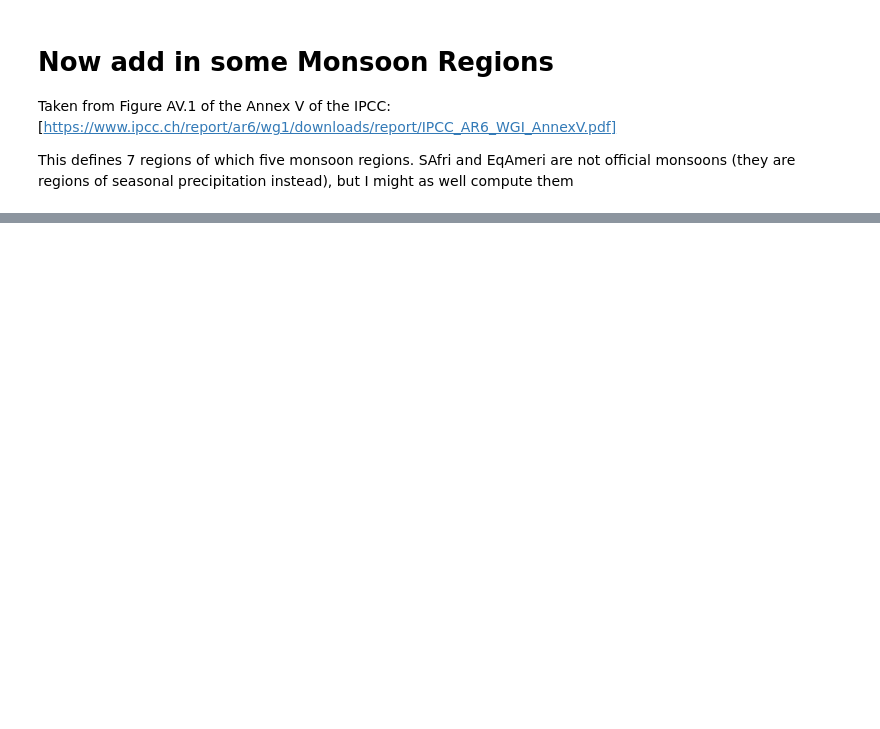
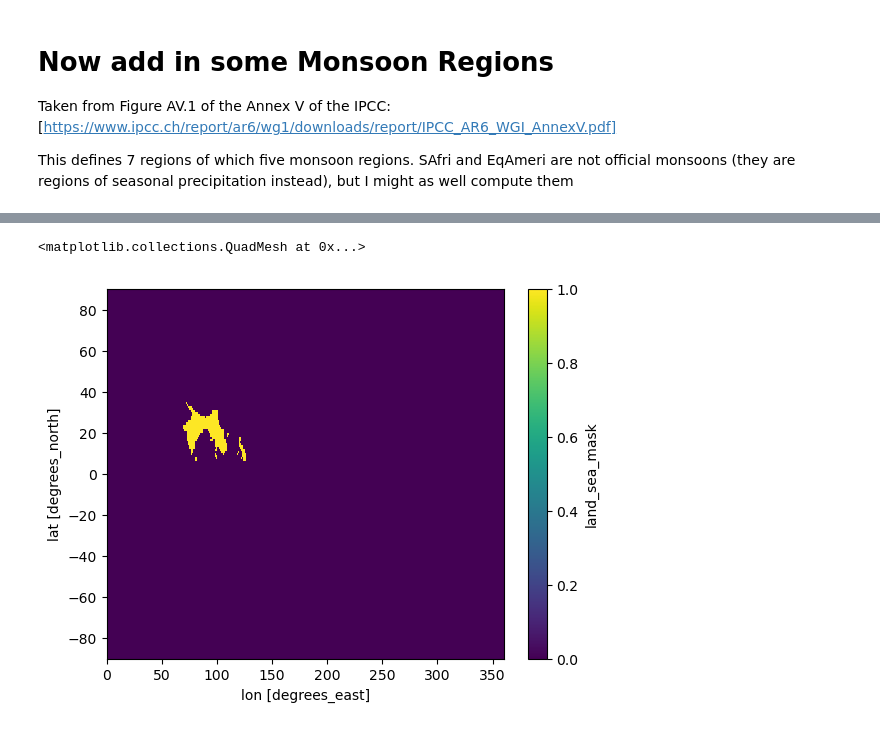
Before and after one commit to pmip4/CVDP-ncl, a Jupyter notebook: misc_scripts/make_AR6_region_mask.ipynb, the cells around one changed output, grey strips where cells are left out. Cells and saved outputs as stored; diff of their text form; code cells hidden in the pictures; blank space fills up the shorter version.

```diff
--- a/misc_scripts/make_AR6_region_mask.ipynb
+++ b/misc_scripts/make_AR6_region_mask.ipynb
@@ -77,0 +202,22 @@ AR6_monsoons
+# %%
+# Make a mask from this geojson file [hideously inefficient, but it works]
+lons, lats = np.meshgrid(AR6_monsoons.lon, AR6_monsoons.lat)
+
+# Flatten the arrays
+lons = lons.flatten()
+lats = lats.flatten()
+
+# Create a list to store the points within the sasia polygon
+within_sasia = AR6_monsoons.copy() #Note: needed to make a copy so that I didn't overwrite the original masks
+within_sasia.data=np.zeros((180, 360))
+
+# Check each point
+for lon, lat in zip(lons, lats):
+    point = Point(lon, lat)
+    if sasia.contains(point).any():
+        within_sasia.data[np.floor(lat).astype(int)+90, np.floor(lon).astype(int)]=1
+
+within_sasia.plot()
+# %% [output]
+<matplotlib.collections.QuadMesh at 0x...>
+[figure, added]
```
Also changed, not shown: parts of 13 cells of this notebook, 1 other file.
